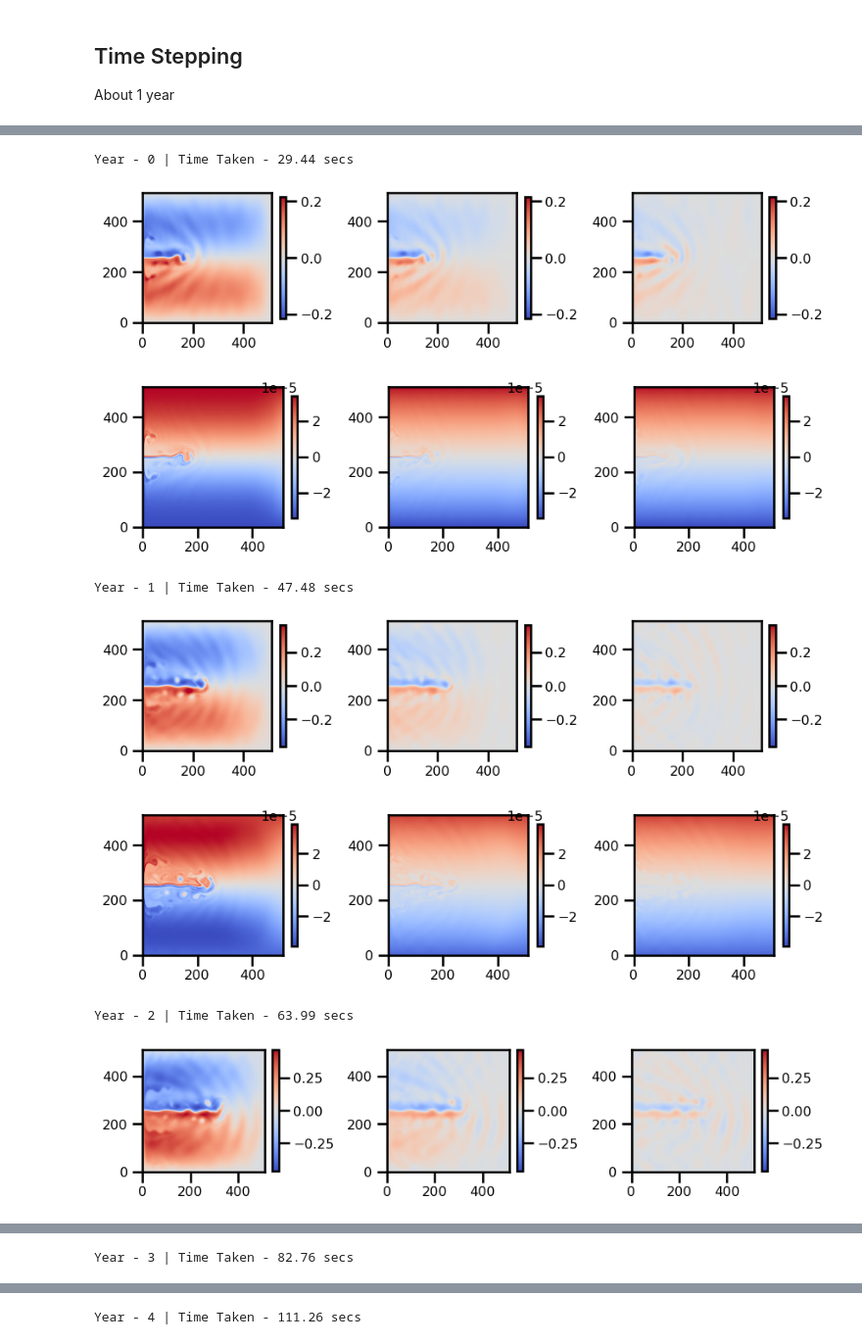
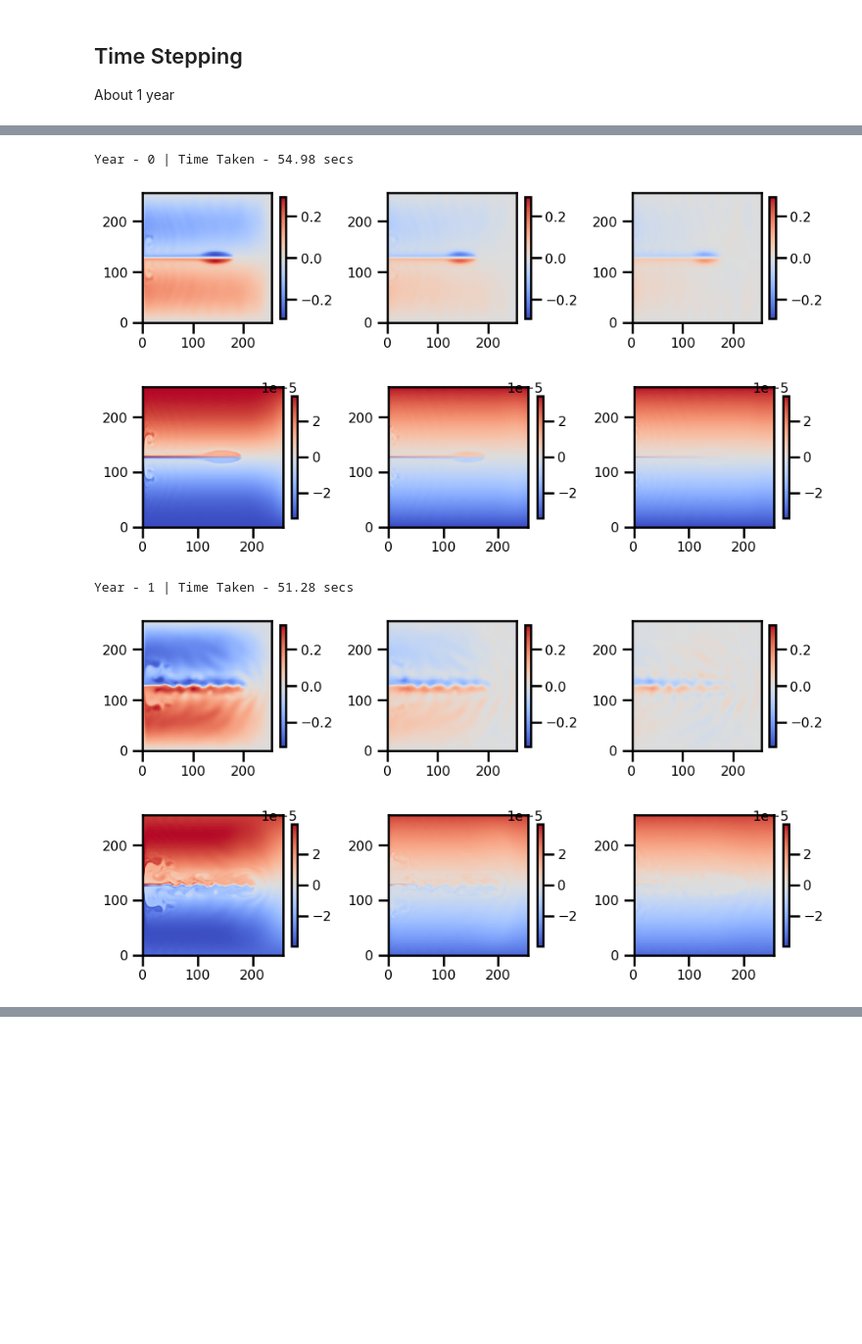
Before and after one commit to jejjohnson/somax, a Jupyter notebook: notebooks/dev/QG_Multilayer/mqg_demo_retangular.ipynb, the cells around one changed output, grey strips where cells are left out. Shown at 98% size. Saved outputs shown, nothing was run; the diff lists cells and outputs as text; code cells hidden in the pictures; blank space fills up the shorter version.

```diff
--- a/notebooks/dev/QG_Multilayer/mqg_demo_retangular.ipynb
+++ b/notebooks/dev/QG_Multilayer/mqg_demo_retangular.ipynb
@@ -99,11 +101,11 @@ def print_debug_quantity(quantity, name=""):
 # %%
 # # Low Resolution (Non-Resolving)
-# Nx, Ny = 64, 64
+Nx, Ny = resolution, resolution
 # Nx, Ny = 128, 128
 # Low Resolution
 # Nx, Ny = 256, 256
 # High Resolution
-Nx, Ny = 512, 512
+# Nx, Ny = 512, 512
 # Nx, Ny = 769, 961
 
 # Lx, Ly = 3840.0e3, 4800.0e3
@@ -125,6 +127,10 @@ xy_domain = Domain(
 #     y0=0.5 * Ly, a_2=1.,
 # )
 # params
+# %%
+diffusivity = 15.0
+method = "wenoz" # "wenoz" #  wenoz
+num_pts = 5
 # %% [markdown]
 **Things to Try**:
 
@@ -134,13 +140,13 @@ xy_domain = Domain(
 # explicit diffusivity
 params = QGParams(
     y0=0.5 * Ly,
-    a_2=30.,
+    a_2=diffusivity,
     f0=9.4e-05,
     beta=1.7e-11,
     tau0=5e-5,
     # method='arakawa'
-    method='linear',
-    num_pts=3
+    method=method,
+    num_pts=num_pts
 )
 
 # # NO diffusivity
@@ -359,8 +541,8 @@ saveat = dfx.SaveAt(ts=ts)
 solver = dfx.Bosh3()
 
 # Tolerances
-stepsize_controller = dfx.PIDController(rtol=1e-4, atol=1e-4)
-# stepsize_controller = dfx.ConstantStepSize()
+# stepsize_controller = dfx.PIDController(rtol=1e-4, atol=1e-4)
+stepsize_controller = dfx.ConstantStepSize()
 # %%
 psi0 = jnp.zeros(shape=(layer_domain.Nz,) + xy_domain.Nx)
 # psi0 = np.load("/Users/eman/code_projects/data/qg_runs/psi_0.986y_360.00d_octogonal.npy")
@@ -377,40 +559,38 @@ state_init = State(q=q0, psi=psi0)
 from tqdm.auto import trange
 import time
 
-num_years = 50
+num_years = 2
 pbar = trange(num_years)
 
 for iyear in pbar:
 
     t0 = time.time()
 
     pbar.set_description(f"Year - {iyear}")
 
     # integration
     sol = dfx.diffeqsolve(
         terms=dfx.ODETerm(vector_field),
         solver=solver,
         t0=tmin,
         t1=tmax,
         dt0=dt,
         y0=state_init,
         saveat=saveat,
         args=None,
         stepsize_controller=stepsize_controller,
         max_steps=None,
     )
     t1 = time.time() - t0
     print(f"Year - {iyear} | Time Taken - {t1:.2f} secs")
     plot_field(sol.ys.psi[-1]/ (9.81 / params.f0))
     plot_field(sol.ys.q[-1])
 
     state_init = State(q=sol.ys.q[-1], psi=sol.ys.psi[-1])
 # %% [output]
-Year - 0 | Time Taken - 29.44 secs
+Year - 0 | Time Taken - 54.98 secs
-[figure, old version]
+[figure, new version]
-[figure, old version]
+[figure, new version]
-Year - 1 | Time Taken - 47.48 secs
+Year - 1 | Time Taken - 51.28 secs
-[figure, old version]
+[figure, new version]
-[figure, old version]
+[figure, new version]
-Year - 2 | Time Taken - 63.99 secs
-[figure, removed]
@@ -418 +596,0 @@ Year - 2 | Time Taken - 63.99 secs
-Year - 3 | Time Taken - 82.76 secs
@@ -421 +596,0 @@ Year - 3 | Time Taken - 82.76 secs
-Year - 4 | Time Taken - 111.26 secs
```
Also changed, not shown: parts of 23 cells of this notebook, 2 other files.
